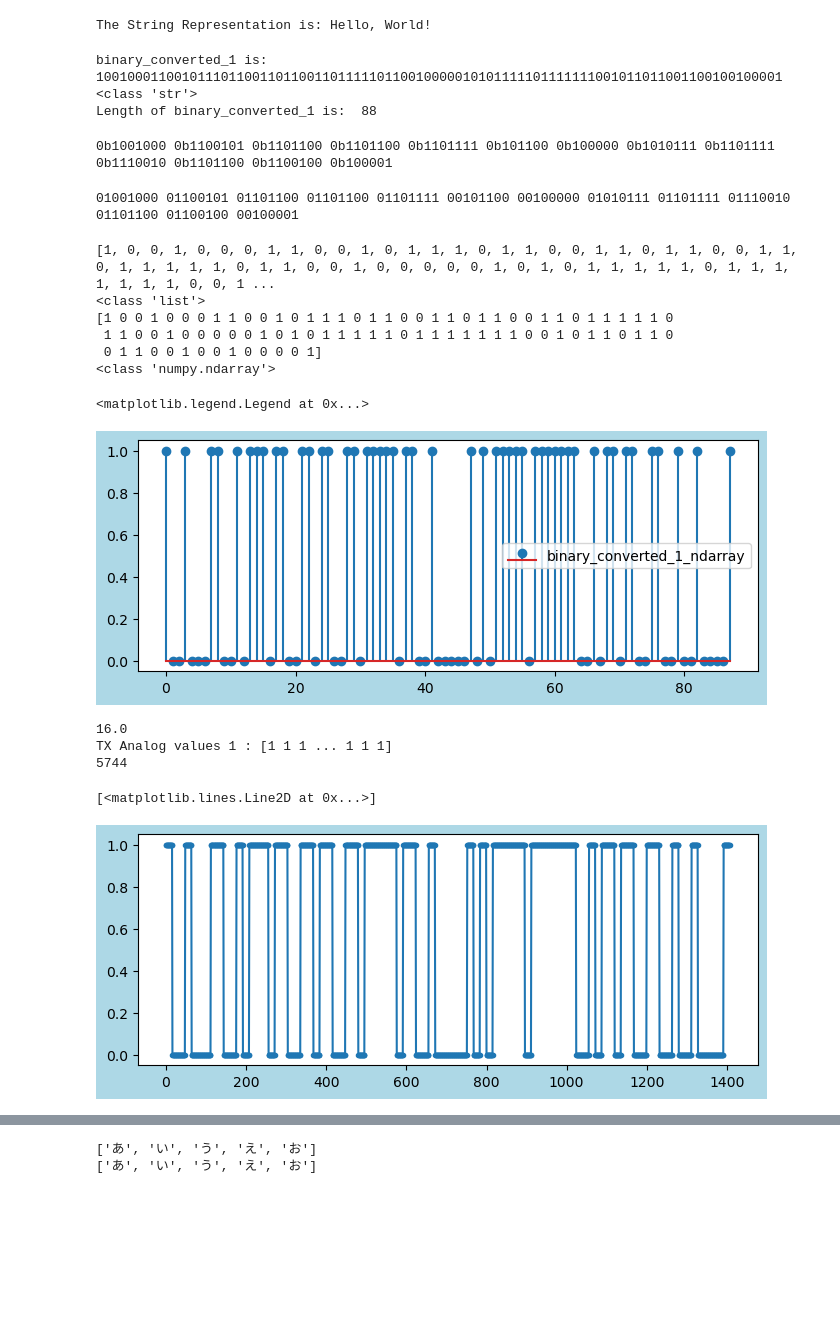
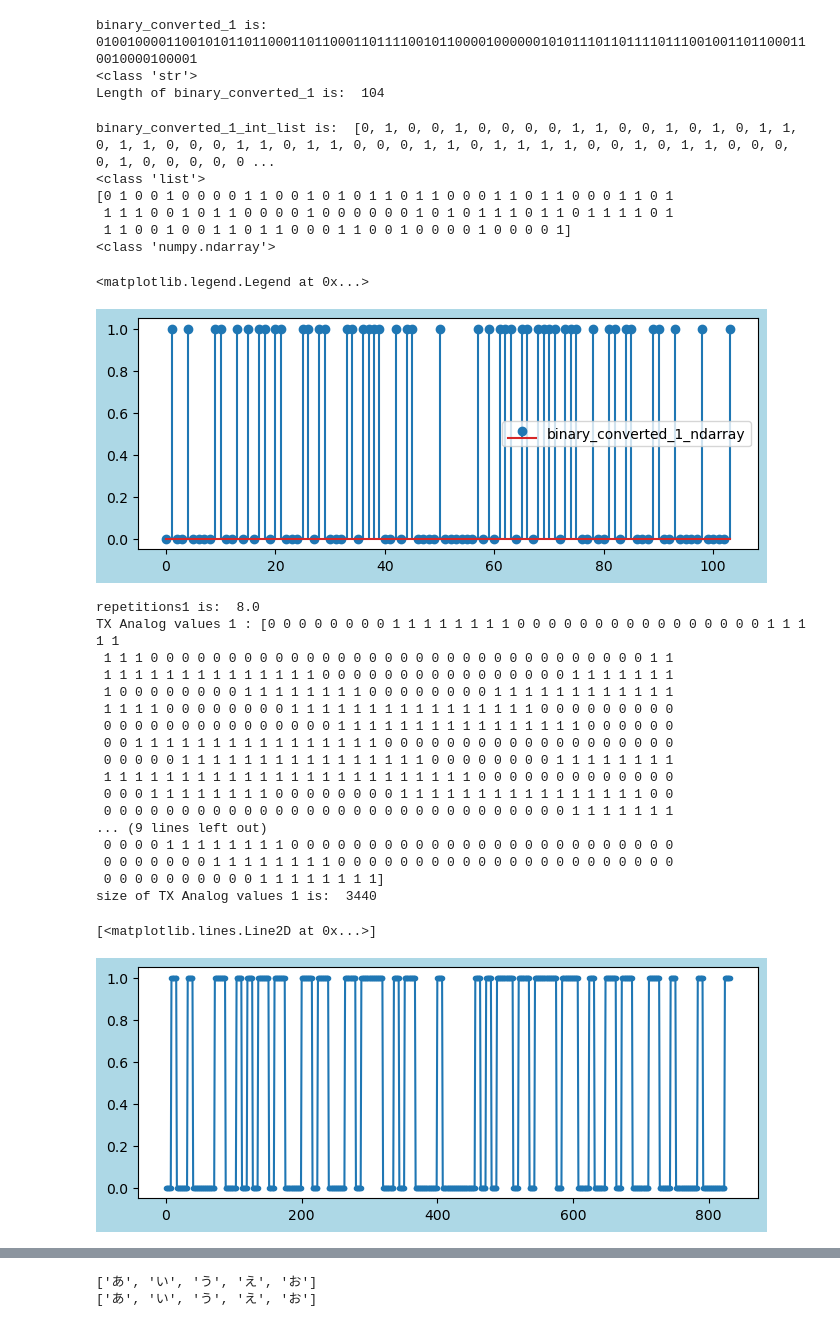
Before and after one commit to tacticstactics/Random_signal_generator, a Jupyter notebook: text_to_binary-1.ipynb, the cells around one changed output, grey strips where cells are left out. Drawn from its saved outputs; the diff is of its cells as text; code cells hidden in the pictures; blank space fills up the shorter version.

```diff
--- a/text_to_binary-1.ipynb
+++ b/text_to_binary-1.ipynb
@@ -57,28 +67,13 @@ regenerated_string_1: Hello, World!
-# %%
-input_string_1 = "Hello, World!"
-print("The String Representation is:", input_string_1)
-# %% [output]
-The String Representation is: Hello, World!
 # %%
-binary_converted_1 = "".join(format(ord(c), "b") for c in input_string_1)
+binary_converted_1 = "".join(f"{ord(i):08b}" for i in input_string_1)
 print("binary_converted_1 is:", binary_converted_1)
 print(type(binary_converted_1))
 lengthofbinary_converted_1 = len(binary_converted_1)
 print('Length of binary_converted_1 is: ', lengthofbinary_converted_1)
 # %% [output]
-binary_converted_1 is: 1001000110010111011001101100110111110110010000010101111101111111001011011001100100100001
+binary_converted_1 is: 01001000011001010110110001101100011011110010110000100000010101110110111101110010011011000110010000100001
 <class 'str'>
-Length of binary_converted_1 is:  88
+Length of binary_converted_1 is:  104
-# %%
-binary_converted_2 = ' '.join(map(bin,bytearray(input_string_1,'utf8')))
-print(binary_converted_2)
-# %% [output]
-0b1001000 0b1100101 0b1101100 0b1101100 0b1101111 0b101100 0b100000 0b1010111 0b1101111 0b1110010 0b1101100 0b1100100 0b100001
-# %%
-binary_converted_3 = " ".join(f"{ord(i):08b}" for i in input_string_1)
-print(binary_converted_3)
-# %% [output]
-01001000 01100101 01101100 01101100 01101111 00101100 00100000 01010111 01101111 01110010 01101100 01100100 00100001
 # %%
 #binary_converted_2 = " ".join(binary_converted_1)
 #print("binary_converted_2 is:", binary_converted_2)
@@ -89,7 +84,7 @@ print(binary_converted_3)
 #print(type(binary_converted_1_int))
 
 binary_converted_1_int_list = [int(i) for i in binary_converted_1]
-print(binary_converted_1_int_list)
+print('binary_converted_1_int_list is: ', binary_converted_1_int_list)
 print(type(binary_converted_1_int_list))
 
 binary_converted_1_ndarray = np.array(binary_converted_1_int_list)
@@ -102,40 +97,54 @@ ax1_1 = fig1.add_subplot(1, 1, 1)
 ax1_1.stem(binary_converted_1_ndarray, ".-", label = 'binary_converted_1_ndarray')
 ax1_1.legend()
 # %% [output]
-[1, 0, 0, 1, 0, 0, 0, 1, 1, 0, 0, 1, 0, 1, 1, 1, 0, 1, 1, 0, 0, 1, 1, 0, 1, 1, 0, 0, 1, 1, 0, 1, 1, 1, 1, 1, 0, 1, 1, 0, 0, 1, 0, 0, 0, 0, 0, 1, 0, 1, 0, 1, 1, 1, 1, 1, 0, 1, 1, 1, 1, 1, 1, 1, 0, 0, 1 ...
+binary_converted_1_int_list is:  [0, 1, 0, 0, 1, 0, 0, 0, 0, 1, 1, 0, 0, 1, 0, 1, 0, 1, 1, 0, 1, 1, 0, 0, 0, 1, 1, 0, 1, 1, 0, 0, 0, 1, 1, 0, 1, 1, 1, 1, 0, 0, 1, 0, 1, 1, 0, 0, 0, 0, 1, 0, 0, 0, 0, 0 ...
 <class 'list'>
-[1 0 0 1 0 0 0 1 1 0 0 1 0 1 1 1 0 1 1 0 0 1 1 0 1 1 0 0 1 1 0 1 1 1 1 1 0
- 1 1 0 0 1 0 0 0 0 0 1 0 1 0 1 1 1 1 1 0 1 1 1 1 1 1 1 0 0 1 0 1 1 0 1 1 0
- 0 1 1 0 0 1 0 0 1 0 0 0 0 1]
+[0 1 0 0 1 0 0 0 0 1 1 0 0 1 0 1 0 1 1 0 1 1 0 0 0 1 1 0 1 1 0 0 0 1 1 0 1
+ 1 1 1 0 0 1 0 1 1 0 0 0 0 1 0 0 0 0 0 0 1 0 1 0 1 1 1 0 1 1 0 1 1 1 1 0 1
+ 1 1 0 0 1 0 0 1 1 0 1 1 0 0 0 1 1 0 0 1 0 0 0 0 1 0 0 0 0 1]
 <class 'numpy.ndarray'>
 <matplotlib.legend.Legend at 0x...>
-[figure, old version]
+[figure, new version]
 # %%
 # Convert Symbol to analog signal using 'repeat' function
 
 samplerate = 2 ** 10
-numberofpointspersymbol = 2 ** 6
+numberofpointspersymbol = 2 ** 7
 repetitions1 = samplerate / numberofpointspersymbol
-print(repetitions1)
+print('repetitions1 is: ', repetitions1)
 
 TX_analog_values1 = np.repeat(binary_converted_1_ndarray, repetitions1)
 
 print(f"TX Analog values 1 : {TX_analog_values1}")
-print(sys.getsizeof(TX_analog_values1))
+print('size of TX Analog values 1 is: ', sys.getsizeof(TX_analog_values1))
 
 #TX_analog_float1 = [int(TX_analog_values1)]
 
 #print(TX_analog_float1)
 
 fig1 = plt.figure(figsize = (8,3), facecolor='lightblue')
 ax1_1 = fig1.add_subplot(1, 1, 1)
 ax1_1.plot(TX_analog_values1, ".-")
 # %% [output]
-16.0
-TX Analog values 1 : [1 1 1 ... 1 1 1]
-5744
+repetitions1 is:  8.0
+TX Analog values 1 : [0 0 0 0 0 0 0 0 1 1 1 1 1 1 1 1 0 0 0 0 0 0 0 0 0 0 0 0 0 0 0 0 1 1 1 1 1
+ 1 1 1 0 0 0 0 0 0 0 0 0 0 0 0 0 0 0 0 0 0 0 0 0 0 0 0 0 0 0 0 0 0 0 0 1 1
+ 1 1 1 1 1 1 1 1 1 1 1 1 1 1 0 0 0 0 0 0 0 0 0 0 0 0 0 0 0 0 1 1 1 1 1 1 1
+ 1 0 0 0 0 0 0 0 0 1 1 1 1 1 1 1 1 0 0 0 0 0 0 0 0 1 1 1 1 1 1 1 1 1 1 1 1
+ 1 1 1 1 0 0 0 0 0 0 0 0 1 1 1 1 1 1 1 1 1 1 1 1 1 1 1 1 0 0 0 0 0 0 0 0 0
+ 0 0 0 0 0 0 0 0 0 0 0 0 0 0 0 1 1 1 1 1 1 1 1 1 1 1 1 1 1 1 1 0 0 0 0 0 0
+ 0 0 1 1 1 1 1 1 1 1 1 1 1 1 1 1 1 1 0 0 0 0 0 0 0 0 0 0 0 0 0 0 0 0 0 0 0
+ 0 0 0 0 0 1 1 1 1 1 1 1 1 1 1 1 1 1 1 1 1 0 0 0 0 0 0 0 0 1 1 1 1 1 1 1 1
+ 1 1 1 1 1 1 1 1 1 1 1 1 1 1 1 1 1 1 1 1 1 1 1 1 0 0 0 0 0 0 0 0 0 0 0 0 0
+ 0 0 0 1 1 1 1 1 1 1 1 0 0 0 0 0 0 0 0 1 1 1 1 1 1 1 1 1 1 1 1 1 1 1 1 0 0
+ 0 0 0 0 0 0 0 0 0 0 0 0 0 0 0 0 0 0 0 0 0 0 0 0 0 0 0 0 0 0 1 1 1 1 1 1 1
+... (9 lines left out)
+ 0 0 0 0 1 1 1 1 1 1 1 1 0 0 0 0 0 0 0 0 0 0 0 0 0 0 0 0 0 0 0 0 0 0 0 0 0
+ 0 0 0 0 0 0 0 1 1 1 1 1 1 1 1 0 0 0 0 0 0 0 0 0 0 0 0 0 0 0 0 0 0 0 0 0 0
+ 0 0 0 0 0 0 0 0 0 0 1 1 1 1 1 1 1 1]
+size of TX Analog values 1 is:  3440
 [<matplotlib.lines.Line2D at 0x...>]
-[figure, old version]
+[figure, new version]
 # %%
 splitarray1 = np.hsplit(TX_analog_values1, lengthofbinary_converted_1)
 print(splitarray1)
```
Also changed, not shown: parts of 5 cells of this notebook, 1 other file.
